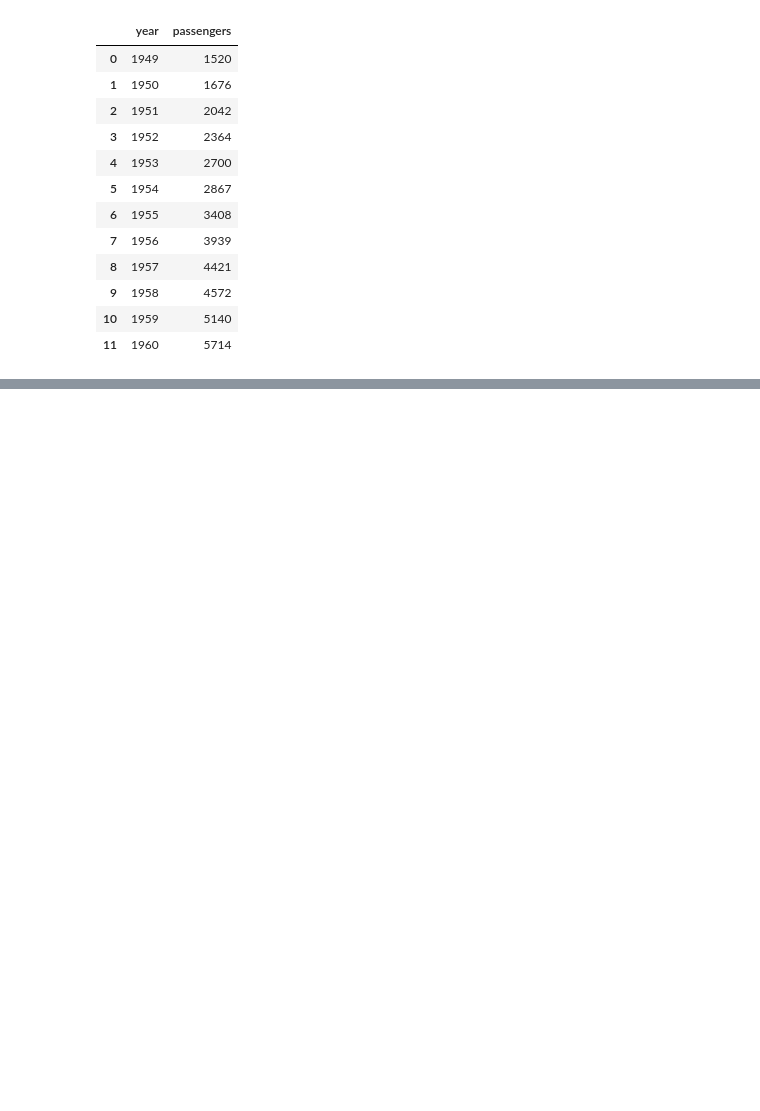
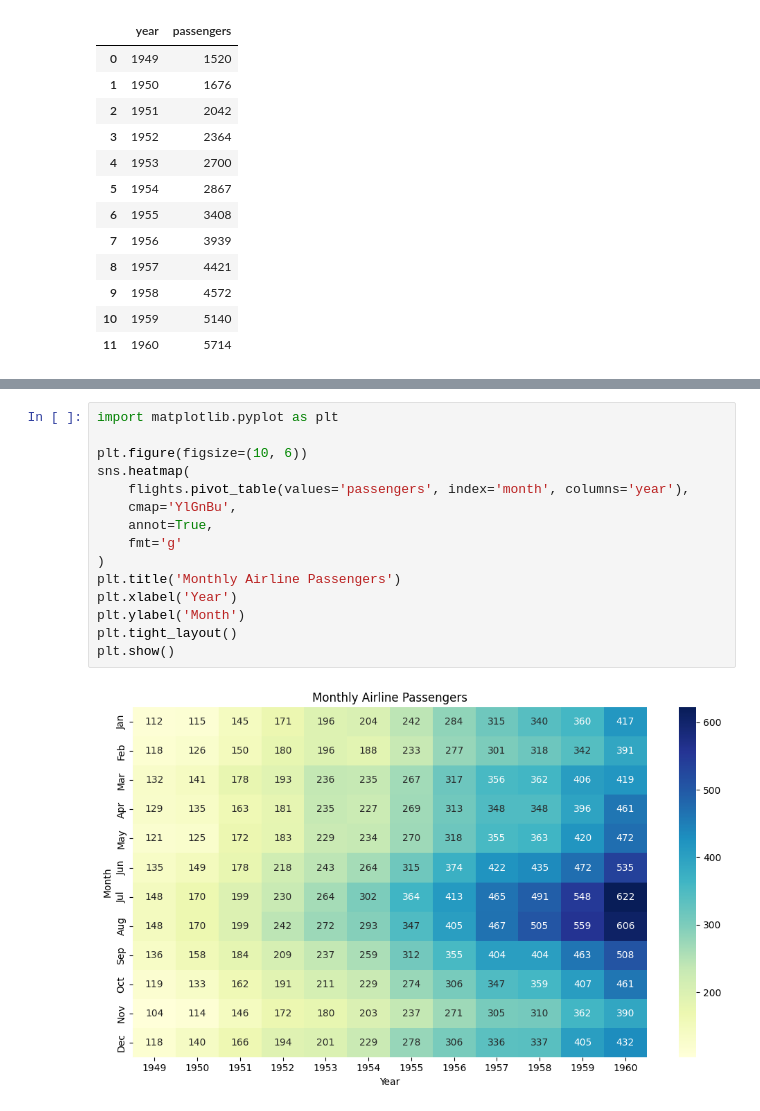
Before and after one commit to aadityakarn922/machine-learning-journey, a Jupyter notebook: bivariateandmultivariate/bimi.ipynb, the cells around one changed output, grey strips where cells are left out. Cells and saved outputs as stored; diff of their text form; blank space fills up the shorter version.

```diff
--- a/bivariateandmultivariate/bimi.ipynb
+++ b/bivariateandmultivariate/bimi.ipynb
@@ -180,0 +189,17 @@ sns.lineplot(data=nw,x='year',y='passengers')
+# %%
+import matplotlib.pyplot as plt
+
+plt.figure(figsize=(10, 6))
+sns.heatmap(
+    flights.pivot_table(values='passengers', index='month', columns='year'),
+    cmap='YlGnBu',
+    annot=True,
+    fmt='g'
+)
+plt.title('Monthly Airline Passengers')
+plt.xlabel('Year')
+plt.ylabel('Month')
+plt.tight_layout()
+plt.show()
+# %% [output]
+[figure, added]
```
Also changed, not shown: parts of 2 cells of this notebook.
